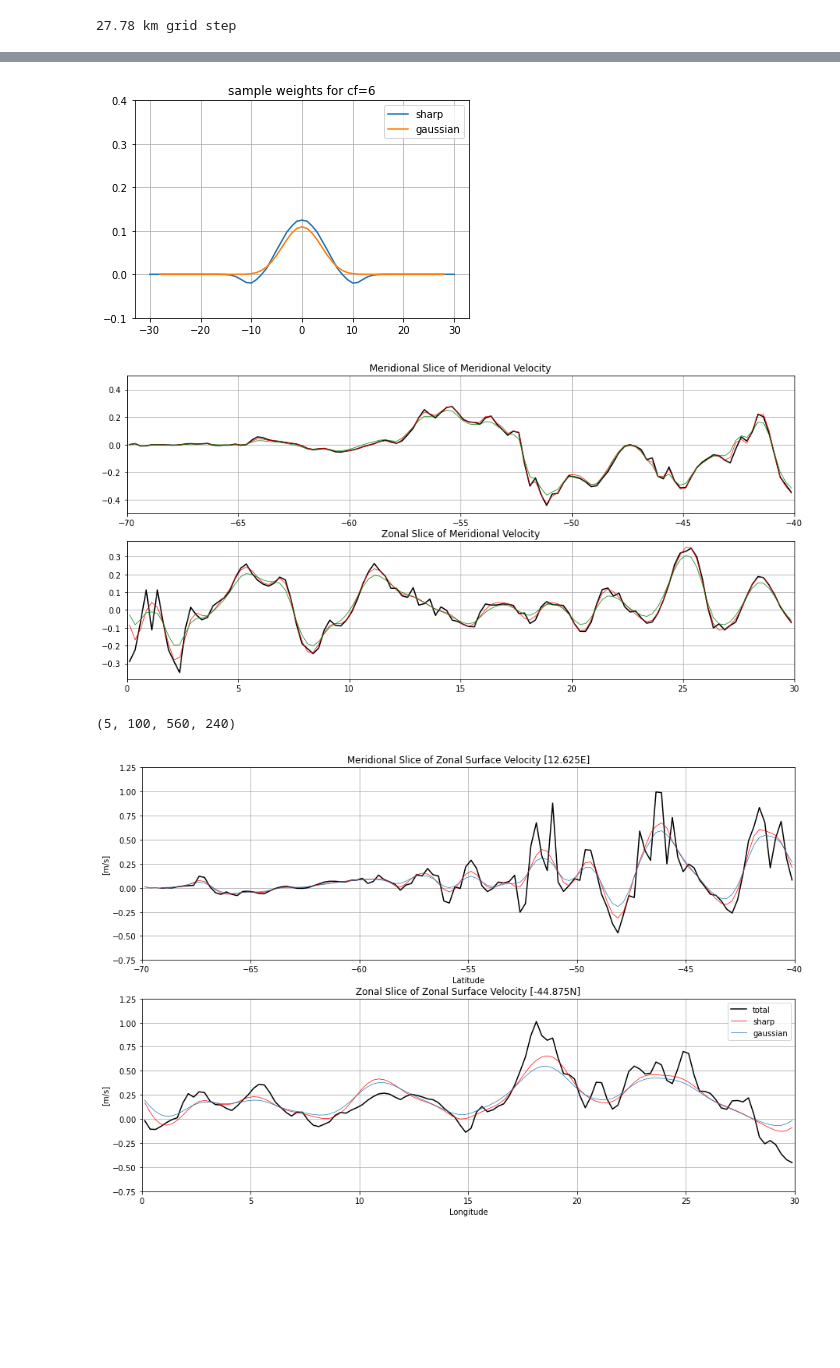
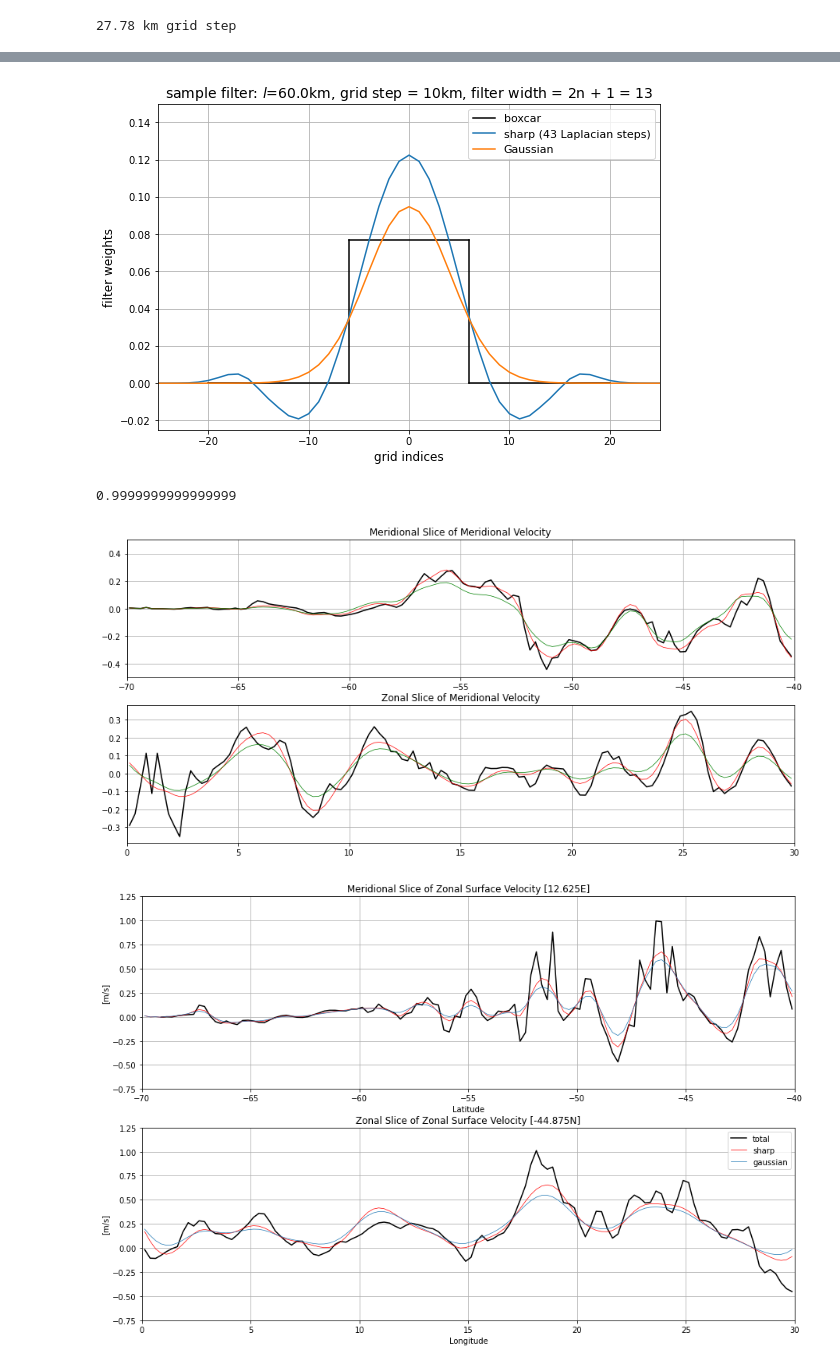
Before and after one commit to jakesteinberg/CPT, a Jupyter notebook: neverworld_snapshot_2dfilt.ipynb, the cells around one changed output, grey strips where cells are left out. Saved outputs shown, nothing was run; the diff lists cells and outputs as text; code cells hidden in the pictures; blank space fills up the shorter version.

```diff
--- a/neverworld_snapshot_2dfilt.ipynb
+++ b/neverworld_snapshot_2dfilt.ipynb
@@ -12,5 +13,5 @@ from altimetry_tools import Haversine, smooth_tracks, coarsen, specsharp
 # %%
-def filterSpec(N, dxMin, Lf, show_p, shape="Gaussian", X=np.pi):
+def filterSpec(N, dxMin, Lf, show_p, shape, X=np.pi):
     """
     Inputs:
     N is the number of total steps in the filter
@@ -131,7 +132,7 @@ def Laplacian2D(field,landMask,dx,dy):
     return OUT*notLand
 # %%
 # load dataset
-x1 = xr.open_dataset('/Users/jakesteinberg/Desktop/neverworld/snapshots_00032505.nc', decode_times=False)
+x1 = xr.open_dataset('/Users/jakesteinberg/Documents/CPT/models/neverworld/snapshots_00032505.nc', decode_times=False)
 # %%
 # -- load in a few variables
 lat = x1.yh.values
@@ -173,7 +181,7 @@ for t in tqdm(range(len(time))):
 # %%
 # Calculate Filter (for NON uniformly gridded data )
-N = 30    # filter steps
-N_g = 30
+N = 45    # filter steps
+N_g = 45
 dxMin_test1 = dist_sum[2] - dist_sum[1]  # lat grid distance
 dxMin_test2 = np.nanmin(dist_lon)        # lon grid distance
 if dxMin_test1 < dxMin_test2:
@@ -189,8 +197,8 @@ print('smallest grid step = ' + str(dxMin/1000.0) + 'km')
 coarsening_factor = 6
 Lf = dxMin*coarsening_factor  # filter scale
 print('filtering factor = ' + str(coarsening_factor))
-NL, sL, NB, sB = filterSpec(N, dxMin, Lf, "Taper", X=np.pi)
-NL_g, sL_g, NB_g, sB_g = filterSpec(N_g, np.int(dxMin), np.int(Lf), "Gaussian", X=np.pi)
+NL, sL, NB, sB = filterSpec(N, dxMin, Lf, 1, "Taper", X=np.pi)
+NL_g, sL_g, NB_g, sB_g = filterSpec(N_g, dxMin, np.int(Lf), 1, "Gaussian", X=np.pi)
 print(NL,NB)
 print(NL_g, NB_g)
 # %% [output]
@@ -203,35 +262,52 @@ filtering factor = 6
 # %%
 # -- new method
 L3 = (1/(np.int(dxMin)**2))*np.array([1,-2,1]) # The 1E4 in this line is 1/h^2 where h=0.01 is the assumed grid spacing.
 L5 = (1/(np.int(dxMin)**2))*np.array([0,1,-2,1,0])
 B = (1/(np.int(dxMin)**4))*np.array([1,-4,6,-4,1]) # The 1E8 in this line is 1/h^4
 I3 = np.array([0,1,0])
 I5 = np.array([0,0,1,0,0])
 w = 1
 for i in range(NL):
     w = np.convolve(I3 + (1/sL[i])*L3,w)
 for i in range(NB):
     w = np.convolve(I5 + (2*np.real(sB[i])/np.abs(sB[i])**2)*L5 + (1/np.abs(sB[i])**2)*B, w)
 
 w_g = 1
 for i in range(NL_g):
     w_g = np.convolve(I3 + (1/sL_g[i])*L3,w_g)
-for i in range(NB):
-    w_g = np.convolve(I5 + (2*np.real(sB_g[i])/np.abs(sB_g[i])**2)*L5 + (1/np.abs(sB_g[i])**2)*B, w_g)
+if NB_g > 0:
+    for i in range(NB_g):
+        w_g = np.convolve(I5 + (2*np.real(sB_g[i])/np.abs(sB_g[i])**2)*L5 + (1/np.abs(sB_g[i])**2)*B, w_g)
 
-f, ax = plt.subplots()
-ax.plot(np.arange(-np.int(np.floor(len(w)/2)), np.int(np.floor(len(w)/2)) + 1), w, label='sharp')
-ax.plot(np.arange(-np.int(np.floor(len(w_g)/2)), np.int(np.floor(len(w_g)/2)) + 1), w_g, label='gaussian')
-# ax.plot(np.arange(-np.int(np.floor(len(filter_weights)/2)), np.int(np.floor(len(filter_weights)/2)) + 1), \
-#                    filter_weights, color='r', label='originial sharp')
+f, ax = plt.subplots(1,1,figsize=(9,6))
+ax.plot(np.arange(-6, 7), 1/(2*coarsening_factor+1)*np.ones(2*coarsening_factor+1), color='k', label='boxcar')
+ax.plot([-6, -6], [0, 1/13], color='k')
+ax.plot([6, 6], [0, 1/13], color='k')
+ax.plot([-20, -6], [0, 0], color='k')
+ax.plot([6, 20], [0, 0], color='k')
+ax.plot(np.arange(-np.int(np.floor(len(w)/2)), np.int(np.floor(len(w)/2)) + 1), w, label='sharp (' + str(NL) + \
+       ' Laplacian steps)')
+ax.plot(np.arange(-np.int(np.floor(len(w_g)/2)), np.int(np.floor(len(w_g)/2)) + 1), w_g, label='Gaussian')
+# ax.plot(np.arange(-np.int(np.floor(len(old_filter_kernel)/2)), np.int(np.floor(len(old_filter_kernel)/2)) + 1), \
+#                    old_filter_kernel, color='r', label='1d sharp')
 handles, labels = ax.get_legend_handles_labels()
-ax.legend(handles, labels, fontsize=10)
-ax.set_title('sample weights for cf=' + str(coarsening_factor))
-ax.set_ylim([-.1, .4])
+ax.legend(handles, labels, fontsize=11)
+ax.set_title(r'sample filter: $l$=' + \
+             str(coarsening_factor*np.round(dxMin/1000, -1)) + \
+             'km, grid step = 10km, filter width = 2n + 1 = 13', fontsize=14)
+ax.set_ylabel('filter weights', fontsize=12)
+ax.set_xlabel('grid indices', fontsize=12)
+ax.set_ylim([-.025, .15])
+ax.set_xlim([-25, 25])
 ax.grid()
 plt.show()
+f.savefig('/Users/jakesteinberg/Desktop/sample_filters_2.jpg', dpi=300)
 # %% [output]
-[figure, old version]
+[figure, new version]
+# %%
+np.sum(w_g)
+# %% [output]
+0.9999999999999999
 # %%
 # Filtering prep
 Nx = np.shape(dist_lon_sum)[1]                 # length lon points
@@ -263,24 +339,24 @@ test[-4:, :] = np.flipud(test[-8:-4, :]) + 0.0001*np.random.randint(-100, 100, n
 field = np.transpose(test.copy())
 data_test = field.copy()
 data_test_g = field.copy()
-tempL_out = np.nan * np.ones((NL_2d, np.shape(field)[0], np.shape(field)[1]))
-for i in range(NL_2d):
+tempL_out = np.nan * np.ones((NL, np.shape(field)[0], np.shape(field)[1]))
+for i in range(NL):
     tempL = Laplacian2D(data_test,landMask,dx,dy)
     tempL_out[i, :, :] = tempL.copy()
-    data_test = data_test + (1/sL_2d[i])*tempL # Update filtered field
-for i in range(NB_2d):
+    data_test = data_test + (1/sL[i])*tempL # Update filtered field
+for i in range(NB):
     tempL = Laplacian2D(data_test, landMask, dx, np.int(dy))
     tempB = Laplacian2D(tempL, landMask, dx, np.int(dy))
-    data_test = data_test + (2*np.real(sB_2d[i])/(np.abs(sB_2d[i])**2))*tempL + (1/(np.abs(sB_2d[i])**2))*tempB
-for i in range(NL_2d_g):
+    data_test = data_test + (2*np.real(sB[i])/(np.abs(sB[i])**2))*tempL + (1/(np.abs(sB[i])**2))*tempB
+for i in range(NL_g):
     tempL = Laplacian2D(data_test_g,landMask,dx,dy)
     tempL_out[i, :, :] = tempL.copy()
-    data_test_g = data_test_g + (1/sL_2d_g[i])*tempL # Update filtered field
-for i in range(NB_2d_g):
+    data_test_g = data_test_g + (1/sL_g[i])*tempL # Update filtered field
+for i in range(NB_g):
     tempL = Laplacian2D(data_test_g, landMask, dx, np.int(dy))
     tempB = Laplacian2D(tempL, landMask, dx, np.int(dy))
-    data_test_g = data_test_g + (2*np.real(sB_2d_g[i])/(np.abs(sB_2d_g[i])**2))*tempL + \
-        (1/(np.abs(sB_2d_g[i])**2))*tempB
+    data_test_g = data_test_g + (2*np.real(sB_g[i])/(np.abs(sB_g[i])**2))*tempL + \
+        (1/(np.abs(sB_g[i])**2))*tempB
 
 f, (ax, ax2) = plt.subplots(2, 1, figsize=(15,7))
 ax.plot(lat[0:120], field[50, 0:120], linewidth=1.5, color='k')
@@ -299,7 +375,7 @@ ax2.set_xlim([0, 30])
 ax2.grid()
 plt.show()
 # %% [output]
-[figure, old version]
+[figure, new version]
 # %%
 # FULL 2D
 def filt2d(u_reg, v_reg, landMask, dx, dy, NL_2d, sL_2d, NB_2d, sB_2d):
@@ -359,7 +445,3 @@ for i in range(len(Lf_list)):
-# %%
-np.shape(u_filt_out)
-# %% [output]
-(5, 100, 560, 240)
 # %%
 f, (ax, ax2) = plt.subplots(2, 1, figsize=(15,10))
 lon_ind = 50
```
Also changed, not shown: parts of 13 cells of this notebook, 3 other files.
